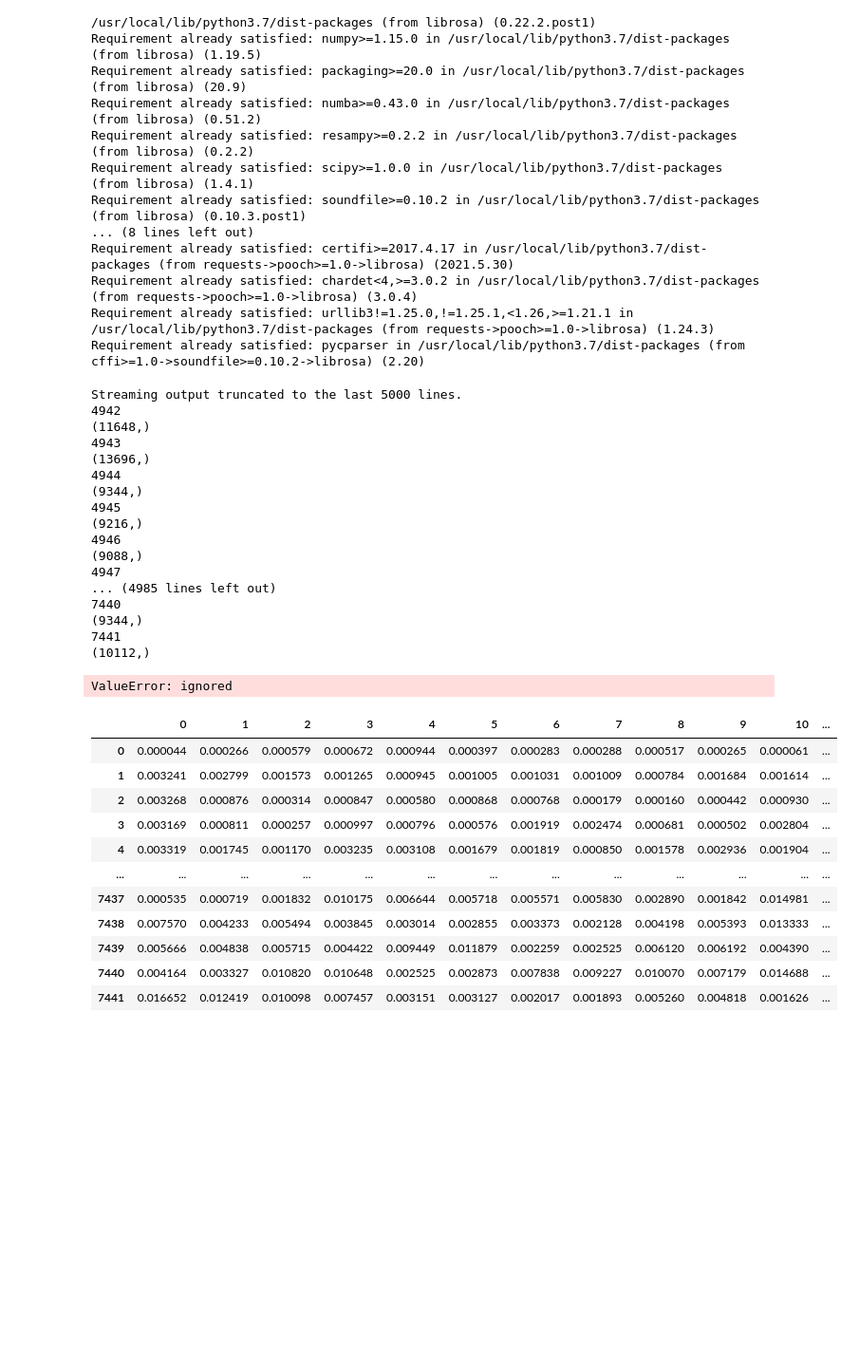
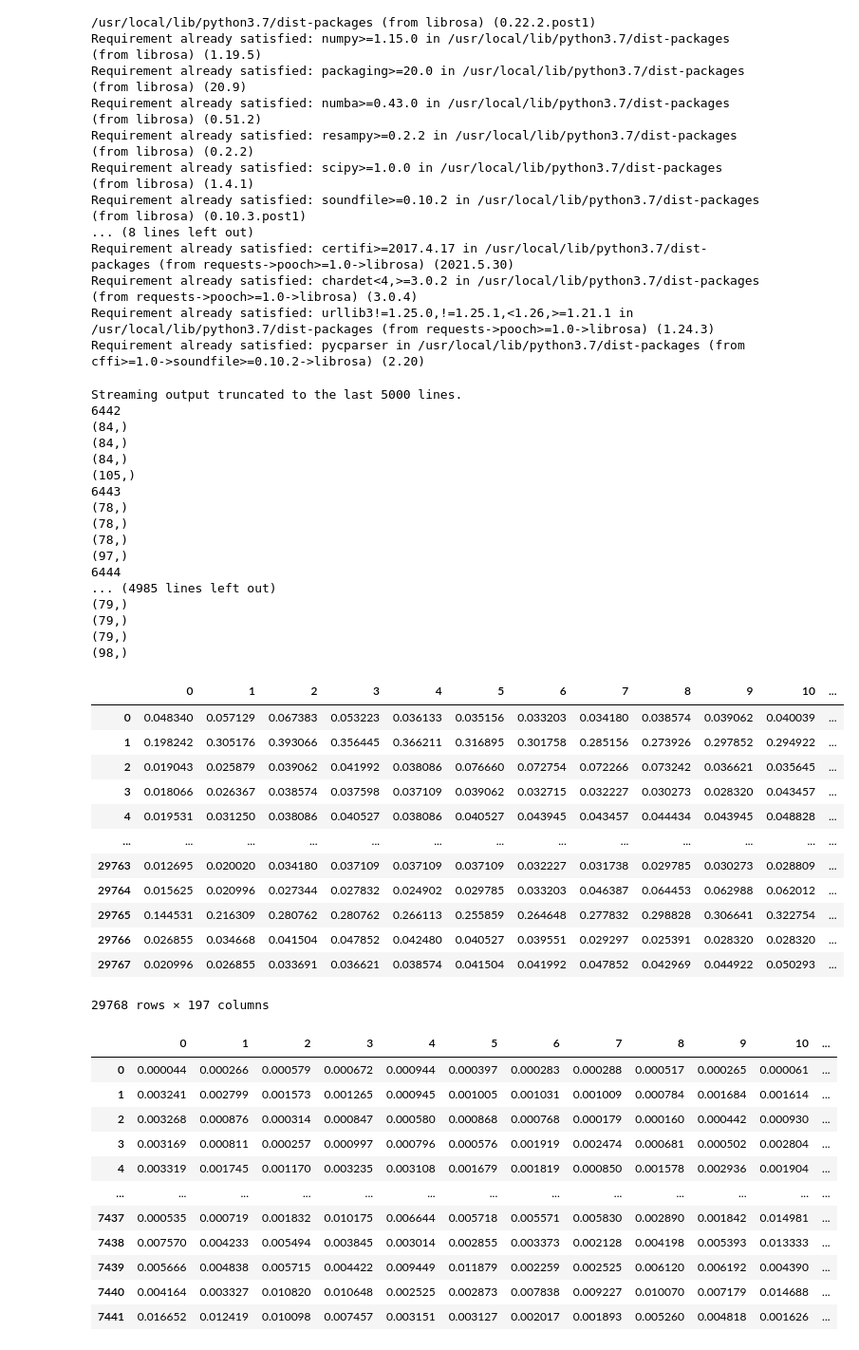
Before and after one commit to shehabKhamis/SpeechEmotionRecognition, a Jupyter notebook: SpeechRecognition.ipynb, the cells around one changed output. Shown at 95% size. Cells and saved outputs as stored; diff of their text form; code cells hidden in the pictures; blank space fills up the shorter version.

Commit message:
DataAugmentation

```diff
--- a/SpeechRecognition.ipynb
+++ b/SpeechRecognition.ipynb
@@ -111,7 +111,7 @@ for filename in sorted(glob.glob(os.path.join(path, '*.wav'))):
 
 
        # playsound("/content/drive/MyDrive/Crema/1006_TAI_SAD_XX.wav")
-  x=melspecFeatures(data,fs)
+  x=ExtractFeatures(data,fs)
   print(x.shape)
   Datafr.loc[i]=[ExtractFeatures(data,fs)]
   Data.loc[c]=[melspecFeatures(data,fs)]
@@ -120,48 +120,66 @@ for filename in sorted(glob.glob(os.path.join(path, '*.wav'))):
   i+=1
   noise_data = noise(data)
   Datafr.loc[i]=[ExtractFeatures(noise_data,fs)]
+  x=ExtractFeatures(noise_data,fs)
+  print(x.shape)
 
   i+=1
   ## adding shift
   shift_data = shift(data)
   Datafr.loc[i]=[ExtractFeatures(shift_data,fs)]
-
+  x=ExtractFeatures(shift_data,fs)
+  print(x.shape)
   i+=1
   ##stretching
   new_data = stretch(data)
   data_stretch_pitch = pitch(new_data, fs)
   Datafr.loc[i]=[ExtractFeatures(data_stretch_pitch,fs)]
+  x=ExtractFeatures(data_stretch_pitch,fs)
+  print(x.shape)
   i+=1
   c+=1
 
   SampleRates.append(fs)
 # %% [output]
 Streaming output truncated to the last 5000 lines.
-4942
-(11648,)
-4943
-(13696,)
-4944
-(9344,)
-4945
-(9216,)
-4946
-(9088,)
-4947
+6442
+(84,)
+(84,)
+(84,)
+(105,)
+6443
+(78,)
+(78,)
+(78,)
+(97,)
+6444
 ... (4985 lines left out)
-7440
-(9344,)
-7441
-(10112,)
+(79,)
+(79,)
+(79,)
+(98,)
 # %%
 Datafr=pd.DataFrame(Datafr['feature'].values.tolist())
 #Replacing Nan values with zeros
 Datafr=Datafr.fillna(0)
 #Add Labels to the data
-Datafr.insert(157, "Label", label, True)
+#Datafr.insert(196, "Label", label, True)
+Datafr['label']= label
 Datafr
 # %% [output]
+|  | 0 | 1 | 2 | 3 | 4 | 5 | 6 | 7 | 8 | 9 | 10 | ... |
+| 0 | 0.048340 | 0.057129 | 0.067383 | 0.053223 | 0.036133 | 0.035156 | 0.033203 | 0.034180 | 0.038574 | 0.039062 | 0.040039 | ... |
+| 1 | 0.198242 | 0.305176 | 0.393066 | 0.356445 | 0.366211 | 0.316895 | 0.301758 | 0.285156 | 0.273926 | 0.297852 | 0.294922 | ... |
+| 2 | 0.019043 | 0.025879 | 0.039062 | 0.041992 | 0.038086 | 0.076660 | 0.072754 | 0.072266 | 0.073242 | 0.036621 | 0.035645 | ... |
+| 3 | 0.018066 | 0.026367 | 0.038574 | 0.037598 | 0.037109 | 0.039062 | 0.032715 | 0.032227 | 0.030273 | 0.028320 | 0.043457 | ... |
+| 4 | 0.019531 | 0.031250 | 0.038086 | 0.040527 | 0.038086 | 0.040527 | 0.043945 | 0.043457 | 0.044434 | 0.043945 | 0.048828 | ... |
+| ... | ... | ... | ... | ... | ... | ... | ... | ... | ... | ... | ... | ... |
+| 29763 | 0.012695 | 0.020020 | 0.034180 | 0.037109 | 0.037109 | 0.037109 | 0.032227 | 0.031738 | 0.029785 | 0.030273 | 0.028809 | ... |
+| 29764 | 0.015625 | 0.020996 | 0.027344 | 0.027832 | 0.024902 | 0.029785 | 0.033203 | 0.046387 | 0.064453 | 0.062988 | 0.062012 | ... |
+| 29765 | 0.144531 | 0.216309 | 0.280762 | 0.280762 | 0.266113 | 0.255859 | 0.264648 | 0.277832 | 0.298828 | 0.306641 | 0.322754 | ... |
+| 29766 | 0.026855 | 0.034668 | 0.041504 | 0.047852 | 0.042480 | 0.040527 | 0.039551 | 0.029297 | 0.025391 | 0.028320 | 0.028320 | ... |
+| 29767 | 0.020996 | 0.026855 | 0.033691 | 0.036621 | 0.038574 | 0.041504 | 0.041992 | 0.047852 | 0.042969 | 0.044922 | 0.050293 | ... |
-ValueError: ignored
+29768 rows × 197 columns
 # %%
 Data=pd.DataFrame(Data['feature'].values.tolist())
 #Replacing Nan values with zeros
```
